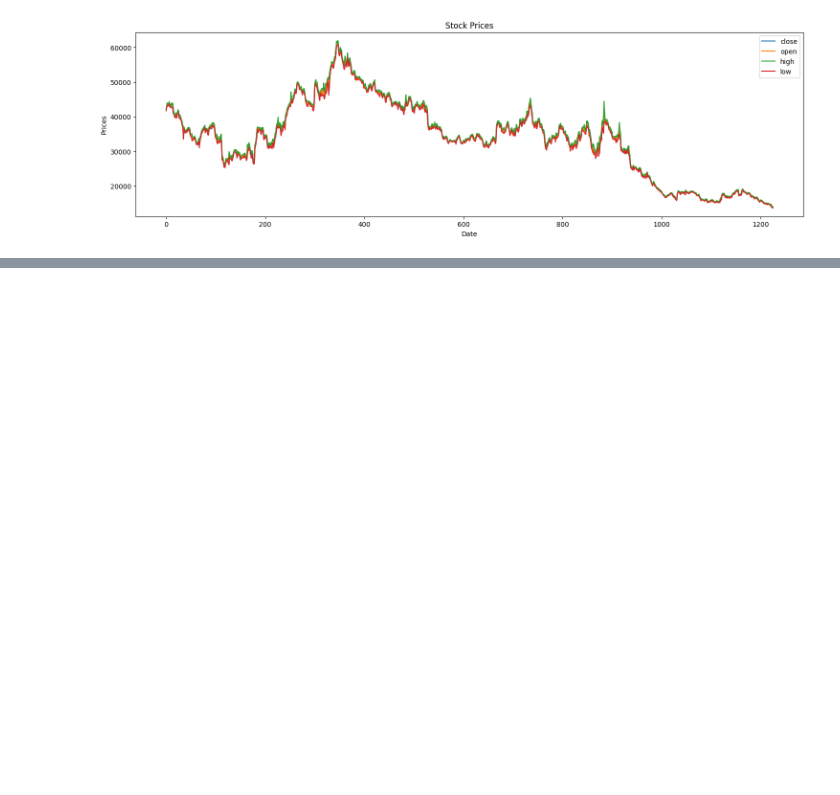
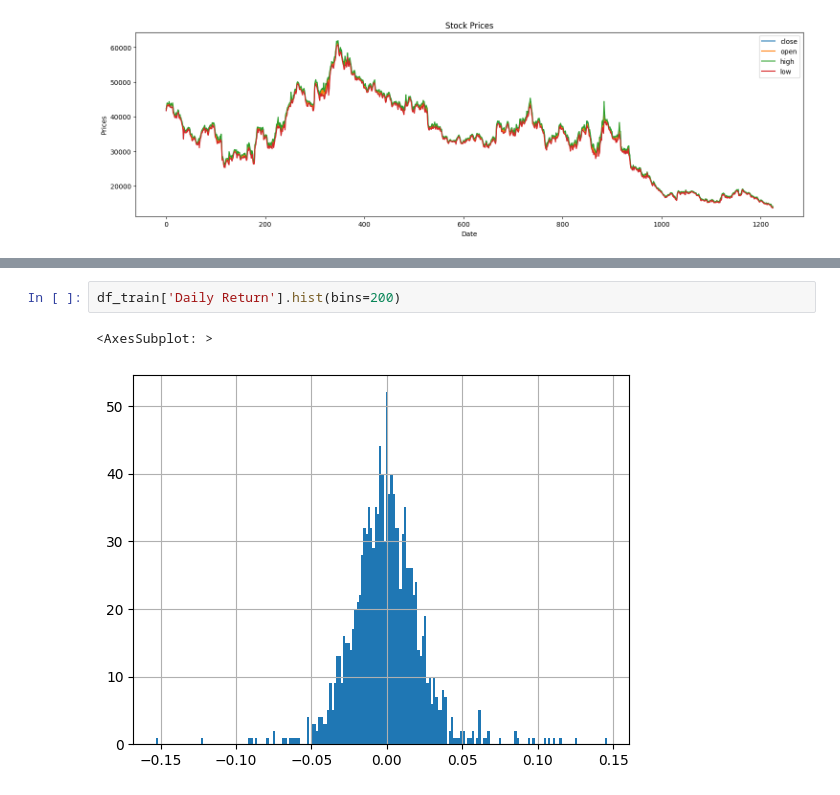
Before and after one commit to taharathussain/Stock-Price-Prediction, a Jupyter notebook: Code.ipynb, the cells around one changed output, grey strips where cells are left out. Drawn from its saved outputs; the diff is of its cells as text; blank space fills up the shorter version.

```diff
--- a/Code.ipynb
+++ b/Code.ipynb
@@ -180,0 +205,5 @@ plt.show()
+# %%
+df_train['Daily Return'].hist(bins=200)
+# %% [output]
+<AxesSubplot: >
+[figure, added]
```
Also changed, not shown: parts of 13 cells of this notebook.
